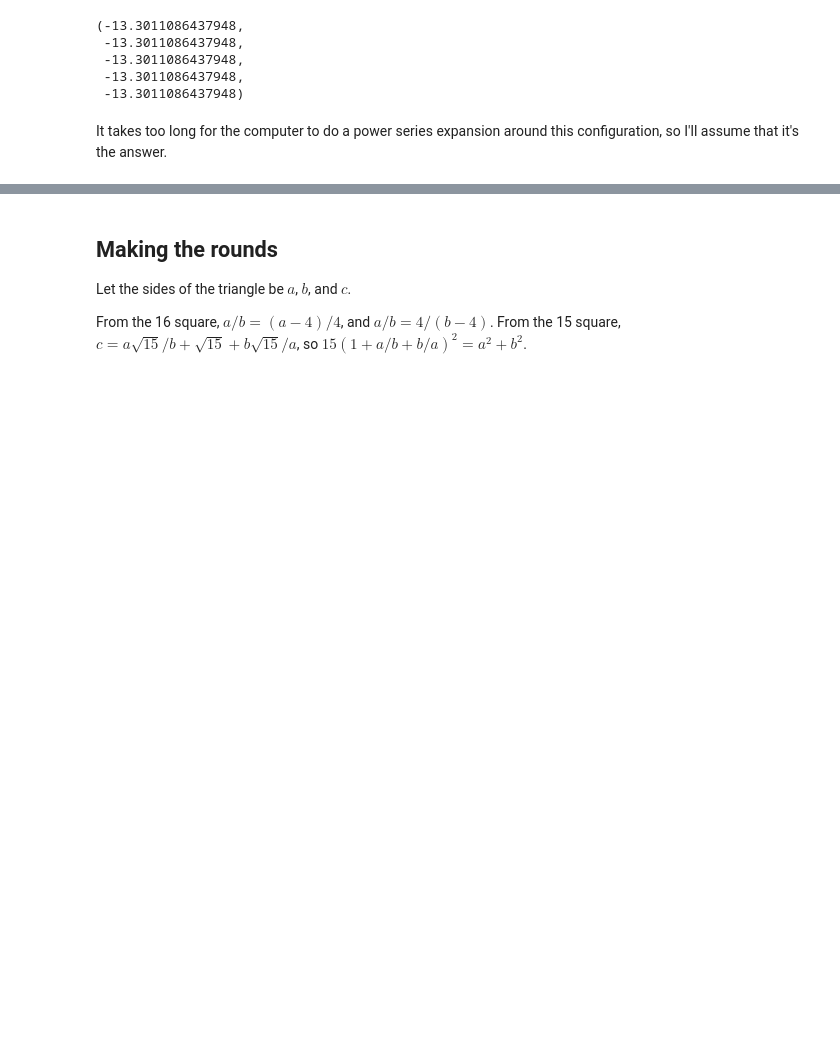
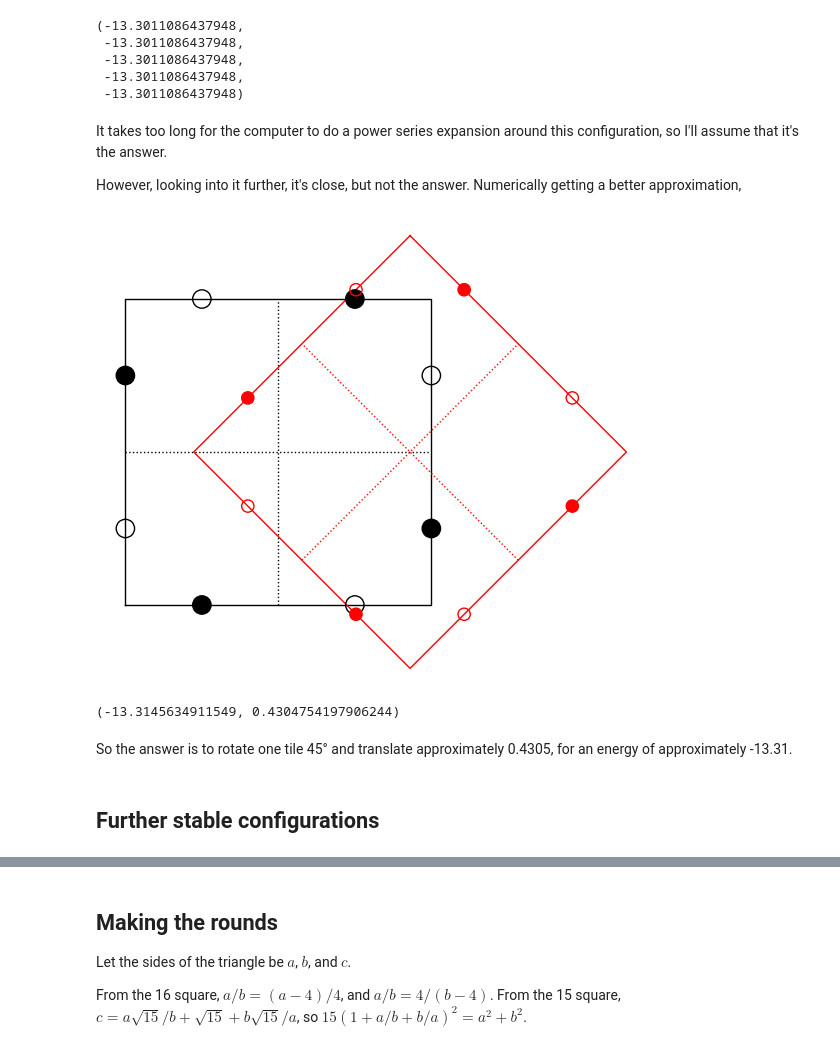
Before and after one commit to qpliu/sunday-puzzle, a Jupyter notebook: riddler/2024/20241115.ipynb, the cells around one changed output, grey strips where cells are left out. Cells and saved outputs as stored; diff of their text form; code cells hidden in the pictures; blank space fills up the shorter version.

Commit message:
Fix incorrect answer for fiddler 20241115 extra credit, and make pictures of other stable configurations.

```diff
--- a/riddler/2024/20241115.ipynb
+++ b/riddler/2024/20241115.ipynb
@@ -155,3 +158,19 @@ as expected due to symmetry.
 # %% [markdown]
 It takes too long for the computer to do a power series expansion around this configuration,
 so I'll assume that it's the answer.
+
+However, looking into it further, it's close, but not the answer.  Numerically getting a
+better approximation,
+# %%
+m = find_local_minimum(E(x,0,pi/4),0.4,0.45)
+show(pic(m[1],0,pi/4))
+m
+# %% [output]
+[figure, added]
+(-13.3145634911549, 0.4304754197906244)
+# %% [markdown]
+So the answer is to rotate one tile 45° and translate approximately 0.4305, for an energy of
+approximately -13.31.
+# %% [markdown]
+Further stable configurations
+-----------------------------
```
Also changed, not shown: parts of 20 cells of this notebook.
